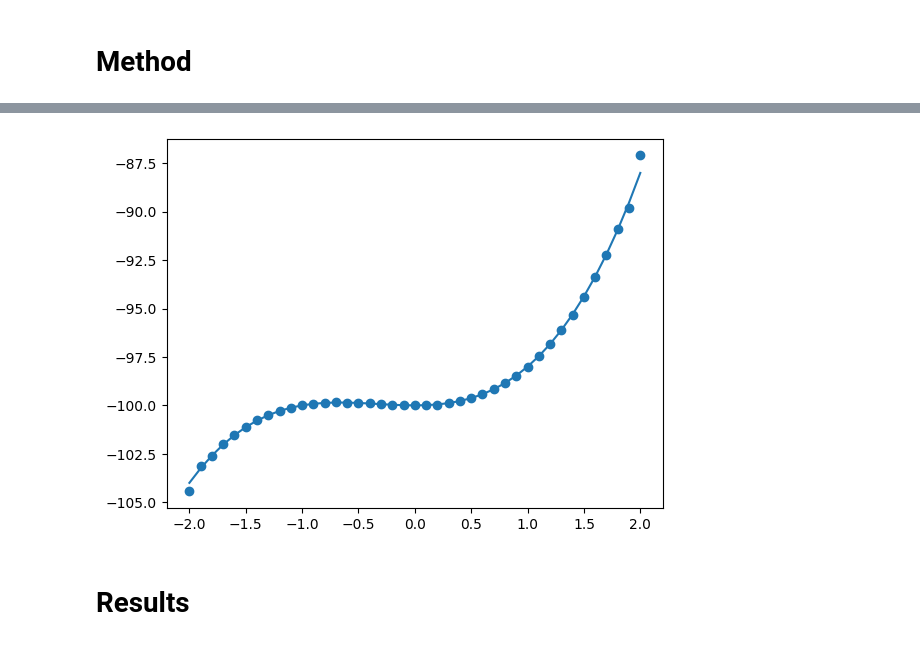
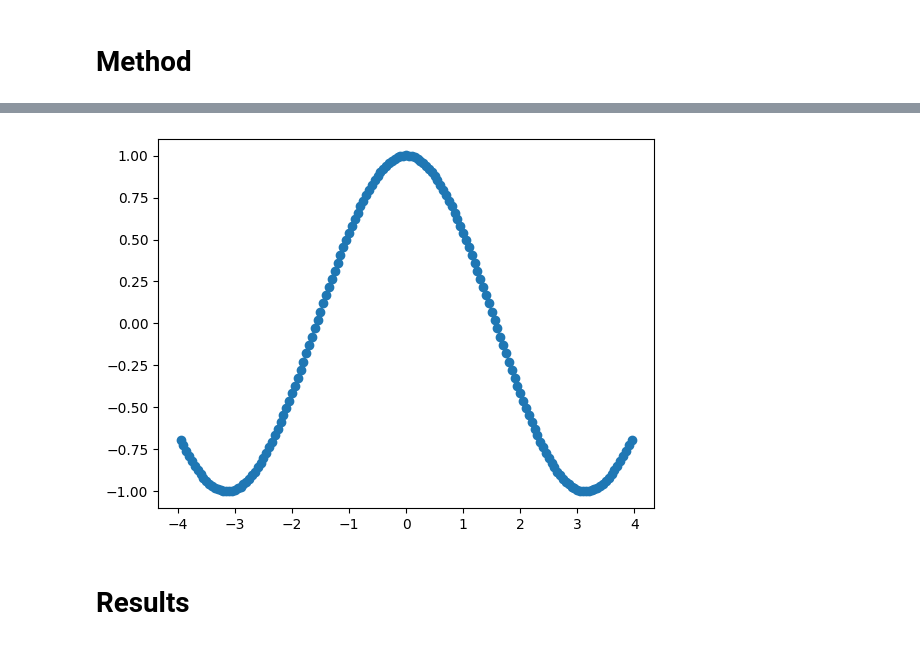
Before and after one commit to johanhoffman/DD2363_VT24, a Jupyter notebook: Lab3/Widen00_lab3.ipynb, the cells around one changed output, grey strips where cells are left out. Cells and saved outputs as stored; diff of their text form; code cells hidden in the pictures.

```diff
--- a/Lab3/Widen00_lab3.ipynb
+++ b/Lab3/Widen00_lab3.ipynb
@@ -63,7 +63,7 @@ class loc2globmap:
 
 #Reference function
 def f(x):
-  fx = x**3 + x**2 -100
+  fx =np.cos(x)
   return fx
 
 #Input x, interval nr k, mesh and if it is the 0 or 1 polynomial in nr
@@ -85,7 +85,7 @@ def get_no_local_shape_functions(k):
 #Define the local to global maps
 def get_local_to_global_map(k):
   A_map = np.array([[k, k+1],[k,k+1]])
-  b_map = np.array([k,k+1])
+  b_map = np.array([k, k+1])
   dof = np.array([k, k+1])
   loc2glob = loc2globmap(A_map, b_map, dof)
   return loc2glob
@@ -98,8 +98,9 @@ def integrate_vector(f, k, i, mesh):
   bi = f(a)*lin_lagrange_pol(a, mesh, k, i)*0.5*(b-a) + f(b)*lin_lagrange_pol(b, mesh, k, i)*0.5*(b-a)
   return bi
 
+#Integrating the matrix. This is only valid for continious piecewise linear
+#lagrange polynomials
 def integrate_matrix(k, i, j,mesh):
-  #For constant mesh distance hk is the same for all
   hk = mesh[k+1]-mesh[k]
   if i == j:
     aij = hk/3
@@ -107,15 +108,17 @@ def integrate_matrix(k, i, j,mesh):
     aij = hk/6
   return aij
 
+#Add local vector to global vector
 def add_to_global_vector(b, b_k, loc2glob):
   b[loc2glob.b_map[0]:loc2glob.b_map[1]+1] = b[loc2glob.b_map[0]:loc2glob.b_map[1]+1] + b_k
   return b
 
+#Add local matrix to global matrix
 def add_to_global_matrix(A, a_k, loc2glob):
   A[loc2glob.A_map[0][0]:loc2glob.A_map[0][1]+1, loc2glob.A_map[1][0]:loc2glob.A_map[1][1]+1] = A[loc2glob.A_map[0][0]:loc2glob.A_map[0][1]+1, loc2glob.A_map[1][0]:loc2glob.A_map[1][1]+1] + a_k
   return A
 
-#From algorithm 9.2
+#From algorithm 9.2 to assemble the local matrixes into the global matrix
 def assembly_system(f, A, b, mesh):
   no_elements = len(b)-1
   for k in range(0, no_elements):
@@ -132,7 +135,7 @@ def assembly_system(f, A, b, mesh):
   return A, b
 
 
-#Get coordinates alpha
+#Get coordinates alpha by solving matrix equation
 def coordinates(A, b):
   A_inv = np.linalg.inv(A)
   alpha = A_inv.dot(b)
@@ -145,10 +148,13 @@ def find_subinterval(x, mesh):
       k = i
   return k
 
+#Extract local dofs from alpha using the map from local to global
 def get_local_dofs(alpha, loc2glob):
   beta = [alpha[loc2glob.dof[0]], alpha[loc2glob.dof[1]]]
   return beta
 
+#This function is inspired by algorithm 9.1 but modified to calculate
+#phi
 def eval_pwp_function(alpha, x, q, mesh):
   k = find_subinterval(x, mesh)
   loc2glob = get_local_to_global_map(k)
@@ -159,33 +165,57 @@ def eval_pwp_function(alpha, x, q, mesh):
     f += beta[j]*lambdax
   return f
 
-#Performing function of linear projection
+"""Performing linear projection calculations.
+This can be seen as the master function doing assembly and projection."""
 def l2_to_pw(f, mesh):
+
   A = np.zeros((len(mesh), len(mesh)))
   b = np.zeros(len(mesh))
 
   #Assemble
   A, b = assembly_system(f, A, b, mesh)
+
   #Get alpha coordinates
   alpha = coordinates(A, b)
-  #Projection of mesh points
-  l2_to_pw = np.zeros_like(mesh)
-  for i in range(0, len(alpha)):
-    x = mesh[i]
+
+
+
+  #Calculate for inner range to avoid rounding errors in mesh edge, this is just
+  #for fun
+  x_0 = mesh[1]
+  x_m1 = mesh[-2]
+  #This is put as interval for mesh to get the points xn
+  interval = 0.05
+  nr_points = round((x_m1 - x_0)/interval)
+  x_vec = np.zeros(nr_points+1)
+  x = x_0
+  for i in range(0, nr_points+1):
+    x_vec[i] = x
+    x += interval
+  print(mesh)
+  print(x_vec)
+  l2_to_pw = np.zeros_like(x_vec)
+  for i in range(0, len(x_vec)):
+    x = x_vec[i]
     q = 1
     l2_to_pw[i] = eval_pwp_function(alpha, x, q, mesh)
-  return l2_to_pw, alpha
+
+  return l2_to_pw, alpha, x_vec
+
+#Generate mesh
+x_0 = -4
+x_n = 4
+interval = 0.05
+mesh = np.arange(x_0 ,x_n+interval, interval)
+
+#Call function to calculate
+f_approx, alpha, x_vec = l2_to_pw(f, mesh)
 
 
-x_n = 2
-interval = 0.1
-mesh = np.arange(-2 ,x_n+interval, interval)
-
-f_approx, alpha = l2_to_pw(f, mesh)
-
 plt.figure(1)
-plt.plot(mesh, f(mesh))
+plt.plot(x_vec, f(x_vec))
 #plt.scatter(mesh, alpha)
-plt.scatter(mesh, f_approx)
+#plt.scatter(mesh, f_approx)
+plt.scatter(x_vec, f_approx)
 plt.show()
 # %% [output]
@@ -192,4 +239,4 @@ plt.show()
-[figure, old version]
+[figure, new version]
 # %% [markdown]
 # **Results**
 # %% [markdown]
```
Also changed, not shown: parts of 1 cell of this notebook.
